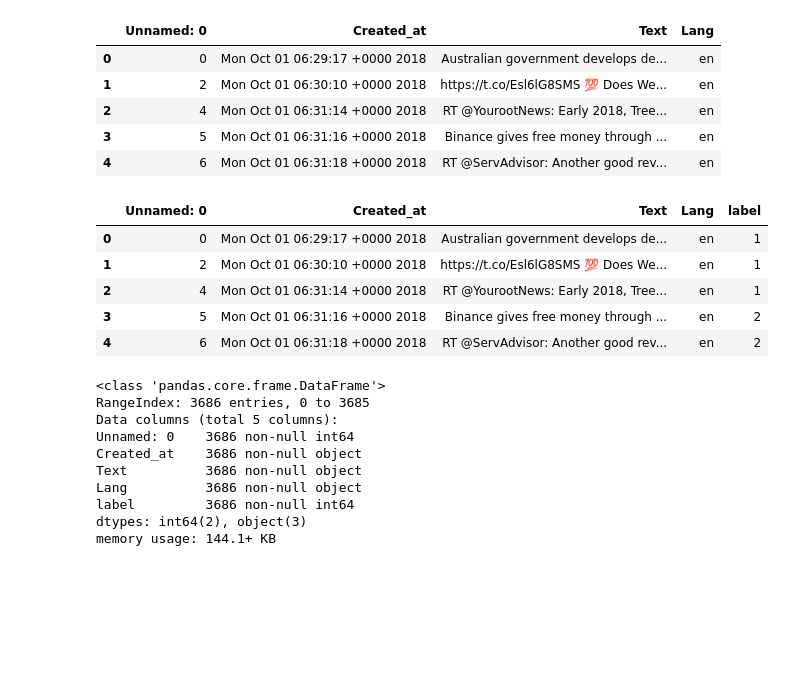
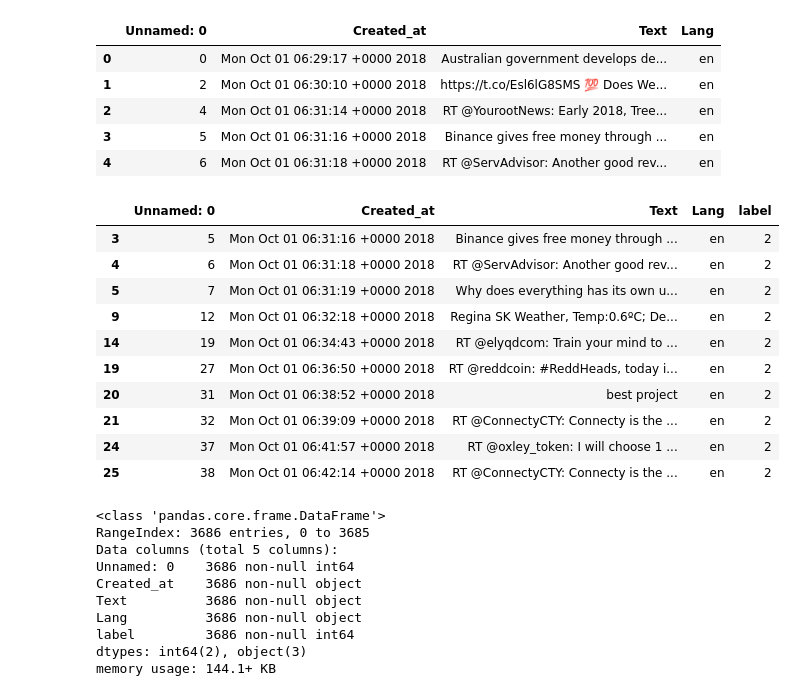
Before and after one commit to C3st0/CryptoCurrenciesSocialMedia, a Jupyter notebook: NeuralNetworksSentimentAnalysis/ColabTweetsSentimentAnalysis.ipynb, the cells around one changed output. Saved outputs shown, nothing was run; the diff lists cells and outputs as text; code cells hidden in the pictures; blank space fills up the shorter version.

```diff
--- a/NeuralNetworksSentimentAnalysis/ColabTweetsSentimentAnalysis.ipynb
+++ b/NeuralNetworksSentimentAnalysis/ColabTweetsSentimentAnalysis.ipynb
@@ -393,15 +391,20 @@ X_new = sequence.pad_sequences(X_new, maxlen=max_words)
 y_pred_label =  model.predict_classes(X_new, batch_size=batch_size, verbose=0)
 # %%
 df['label'] = y_pred_label
-# %%
-df.head()
-# %% [output]
-|  | Unnamed: 0 | Created_at | Text | Lang | label |
-| 0 | 0 | Mon Oct 01 06:29:17 +0000 2018 | Australian government develops de... | en | 1 |
-| 1 | 2 | Mon Oct 01 06:30:10 +0000 2018 | https://t.co/Esl6lG8SMS 💯 Does We... | en | 1 |
-| 2 | 4 | Mon Oct 01 06:31:14 +0000 2018 | RT @YourootNews: Early 2018, Tree... | en | 1 |
-| 3 | 5 | Mon Oct 01 06:31:16 +0000 2018 | Binance gives free money through ... | en | 2 |
-| 4 | 6 | Mon Oct 01 06:31:18 +0000 2018 | RT @ServAdvisor: Another good rev... | en | 2 |
+# %%
+df.loc[df["label"] == 2].head(10)
+# %% [output]
+|  | Unnamed: 0 | Created_at | Text | Lang | label |
+| 3 | 5 | Mon Oct 01 06:31:16 +0000 2018 | Binance gives free money through ... | en | 2 |
+| 4 | 6 | Mon Oct 01 06:31:18 +0000 2018 | RT @ServAdvisor: Another good rev... | en | 2 |
+| 5 | 7 | Mon Oct 01 06:31:19 +0000 2018 | Why does everything has its own u... | en | 2 |
+| 9 | 12 | Mon Oct 01 06:32:18 +0000 2018 | Regina SK Weather, Temp:0.6ºC; De... | en | 2 |
+| 14 | 19 | Mon Oct 01 06:34:43 +0000 2018 | RT @elyqdcom: Train your mind to ... | en | 2 |
+| 19 | 27 | Mon Oct 01 06:36:50 +0000 2018 | RT @reddcoin: #ReddHeads, today i... | en | 2 |
+| 20 | 31 | Mon Oct 01 06:38:52 +0000 2018 | best project | en | 2 |
+| 21 | 32 | Mon Oct 01 06:39:09 +0000 2018 | RT @ConnectyCTY: Connecty is the ... | en | 2 |
+| 24 | 37 | Mon Oct 01 06:41:57 +0000 2018 | RT @oxley_token: I will choose 1 ... | en | 2 |
+| 25 | 38 | Mon Oct 01 06:42:14 +0000 2018 | RT @ConnectyCTY: Connecty is the ... | en | 2 |
 # %%
 df.info()
 # %% [output]
```
Also changed, not shown: parts of 11 cells of this notebook.
